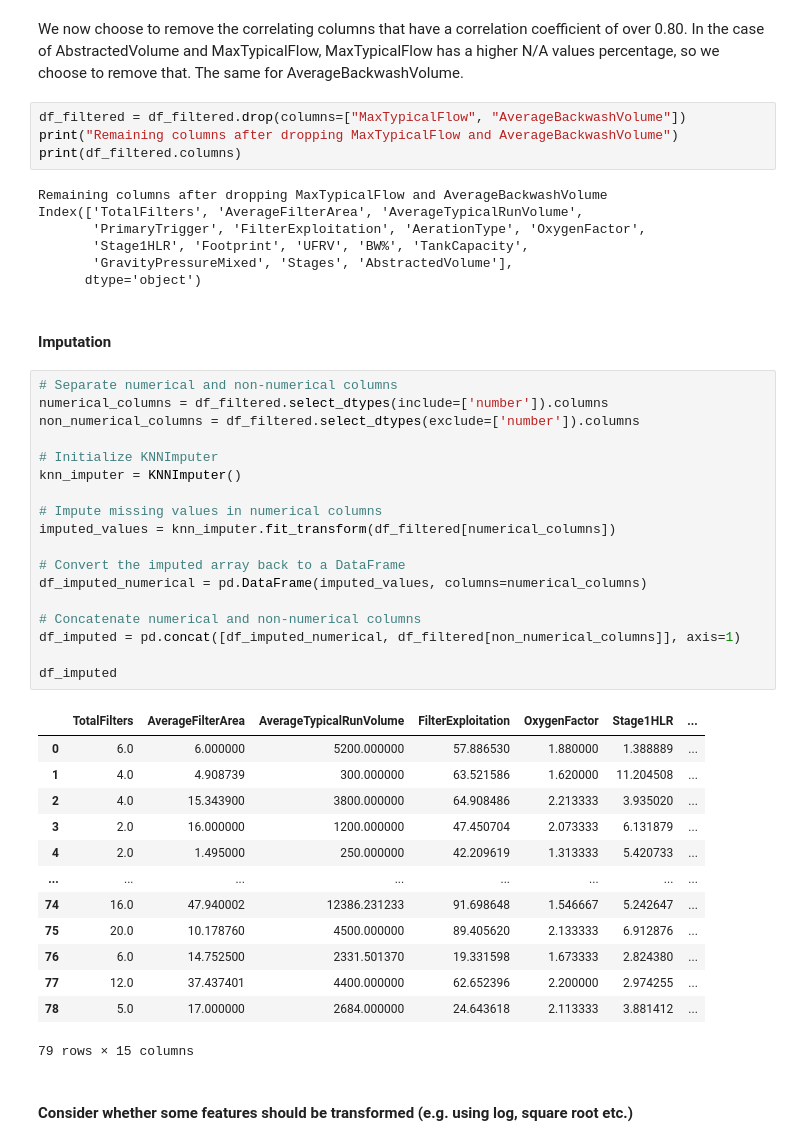
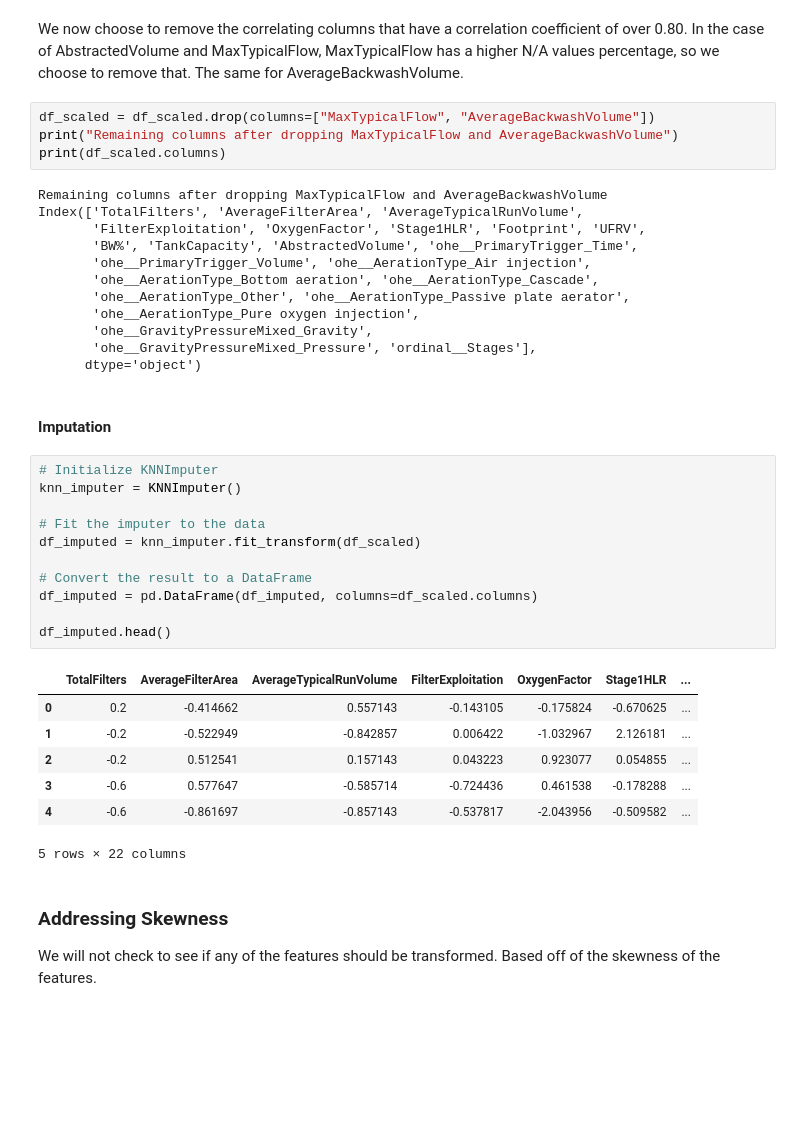
Before and after one commit to ReinhardtR/MAL1-assignment-3, a Jupyter notebook: Preprocessing - Water treatment plants.ipynb, the cells around one changed output. Cells and saved outputs as stored; diff of their text form; blank space fills up the shorter version.

```diff
--- a/Preprocessing - Water treatment plants.ipynb
+++ b/Preprocessing - Water treatment plants.ipynb
@@ -405,49 +406,43 @@ dtype: float64
 We now choose to remove the correlating columns that have a correlation coefficient of over 0.80.
 In the case of AbstractedVolume and MaxTypicalFlow, MaxTypicalFlow has a higher N/A values percentage, so we choose to remove that. The same for AverageBackwashVolume.
 # %%
-df_filtered = df_filtered.drop(columns=["MaxTypicalFlow", "AverageBackwashVolume"])
+df_scaled = df_scaled.drop(columns=["MaxTypicalFlow", "AverageBackwashVolume"])
 print("Remaining columns after dropping MaxTypicalFlow and AverageBackwashVolume")
-print(df_filtered.columns)
+print(df_scaled.columns)
 # %% [output]
 Remaining columns after dropping MaxTypicalFlow and AverageBackwashVolume
 Index(['TotalFilters', 'AverageFilterArea', 'AverageTypicalRunVolume',
-       'PrimaryTrigger', 'FilterExploitation', 'AerationType', 'OxygenFactor',
-       'Stage1HLR', 'Footprint', 'UFRV', 'BW%', 'TankCapacity',
-       'GravityPressureMixed', 'Stages', 'AbstractedVolume'],
+       'FilterExploitation', 'OxygenFactor', 'Stage1HLR', 'Footprint', 'UFRV',
+       'BW%', 'TankCapacity', 'AbstractedVolume', 'ohe__PrimaryTrigger_Time',
+       'ohe__PrimaryTrigger_Volume', 'ohe__AerationType_Air injection',
+       'ohe__AerationType_Bottom aeration', 'ohe__AerationType_Cascade',
+       'ohe__AerationType_Other', 'ohe__AerationType_Passive plate aerator',
+       'ohe__AerationType_Pure oxygen injection',
+       'ohe__GravityPressureMixed_Gravity',
+       'ohe__GravityPressureMixed_Pressure', 'ordinal__Stages'],
       dtype='object')
 # %% [markdown]
 #### Imputation
 # %%
-# Separate numerical and non-numerical columns
-numerical_columns = df_filtered.select_dtypes(include=['number']).columns
-non_numerical_columns = df_filtered.select_dtypes(exclude=['number']).columns
-
 # Initialize KNNImputer
 knn_imputer = KNNImputer()
 
-# Impute missing values in numerical columns
-imputed_values = knn_imputer.fit_transform(df_filtered[numerical_columns])
+# Fit the imputer to the data
+df_imputed = knn_imputer.fit_transform(df_scaled)
 
-# Convert the imputed array back to a DataFrame
-df_imputed_numerical = pd.DataFrame(imputed_values, columns=numerical_columns)
+# Convert the result to a DataFrame
+df_imputed = pd.DataFrame(df_imputed, columns=df_scaled.columns)
 
-# Concatenate numerical and non-numerical columns
-df_imputed = pd.concat([df_imputed_numerical, df_filtered[non_numerical_columns]], axis=1)
-
-df_imputed
+df_imputed.head()
 # %% [output]
 |  | TotalFilters | AverageFilterArea | AverageTypicalRunVolume | FilterExploitation | OxygenFactor | Stage1HLR | ... |
-| 0 | 6.0 | 6.000000 | 5200.000000 | 57.886530 | 1.880000 | 1.388889 | ... |
-| 1 | 4.0 | 4.908739 | 300.000000 | 63.521586 | 1.620000 | 11.204508 | ... |
-| 2 | 4.0 | 15.343900 | 3800.000000 | 64.908486 | 2.213333 | 3.935020 | ... |
-| 3 | 2.0 | 16.000000 | 1200.000000 | 47.450704 | 2.073333 | 6.131879 | ... |
-| 4 | 2.0 | 1.495000 | 250.000000 | 42.209619 | 1.313333 | 5.420733 | ... |
-| ... | ... | ... | ... | ... | ... | ... | ... |
-| 74 | 16.0 | 47.940002 | 12386.231233 | 91.698648 | 1.546667 | 5.242647 | ... |
-| 75 | 20.0 | 10.178760 | 4500.000000 | 89.405620 | 2.133333 | 6.912876 | ... |
-| 76 | 6.0 | 14.752500 | 2331.501370 | 19.331598 | 1.673333 | 2.824380 | ... |
-| 77 | 12.0 | 37.437401 | 4400.000000 | 62.652396 | 2.200000 | 2.974255 | ... |
-| 78 | 5.0 | 17.000000 | 2684.000000 | 24.643618 | 2.113333 | 3.881412 | ... |
+| 0 | 0.2 | -0.414662 | 0.557143 | -0.143105 | -0.175824 | -0.670625 | ... |
+| 1 | -0.2 | -0.522949 | -0.842857 | 0.006422 | -1.032967 | 2.126181 | ... |
+| 2 | -0.2 | 0.512541 | 0.157143 | 0.043223 | 0.923077 | 0.054855 | ... |
+| 3 | -0.6 | 0.577647 | -0.585714 | -0.724436 | 0.461538 | -0.178288 | ... |
+| 4 | -0.6 | -0.861697 | -0.857143 | -0.537817 | -2.043956 | -0.509582 | ... |
-79 rows × 15 columns
+5 rows × 22 columns
-# %% [markdown]
-#### Consider whether some features should be transformed (e.g. using log, square root etc.)
+# %% [markdown]
+### Addressing Skewness
+
+We will not check to see if any of the features should be transformed. Based off of the skewness of the features.
```
Also changed, not shown: parts of 4 cells of this notebook.
